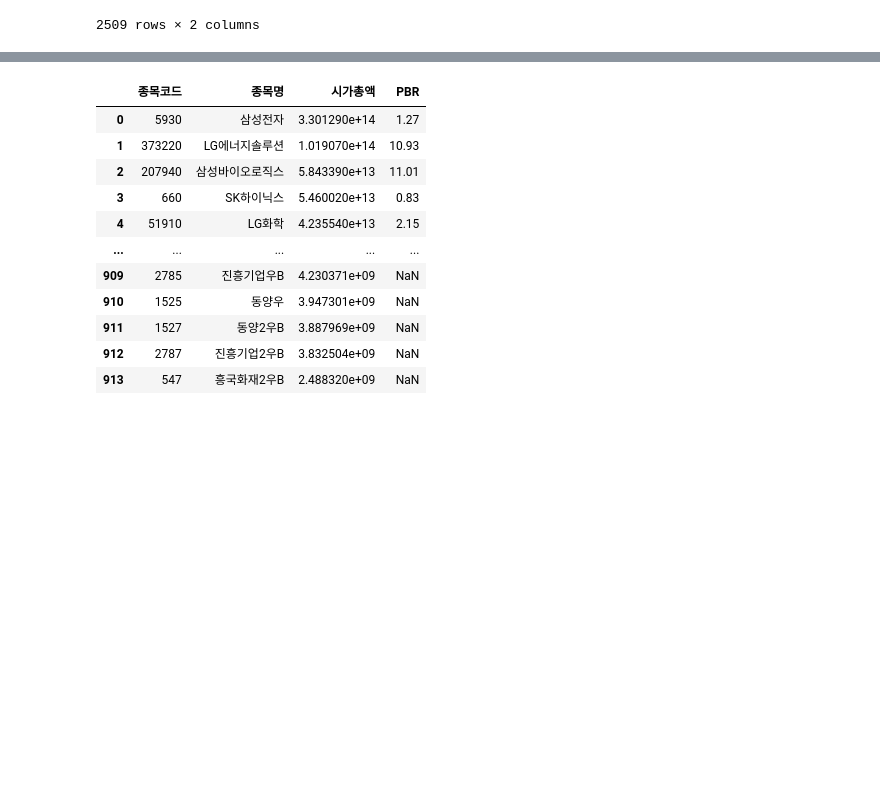
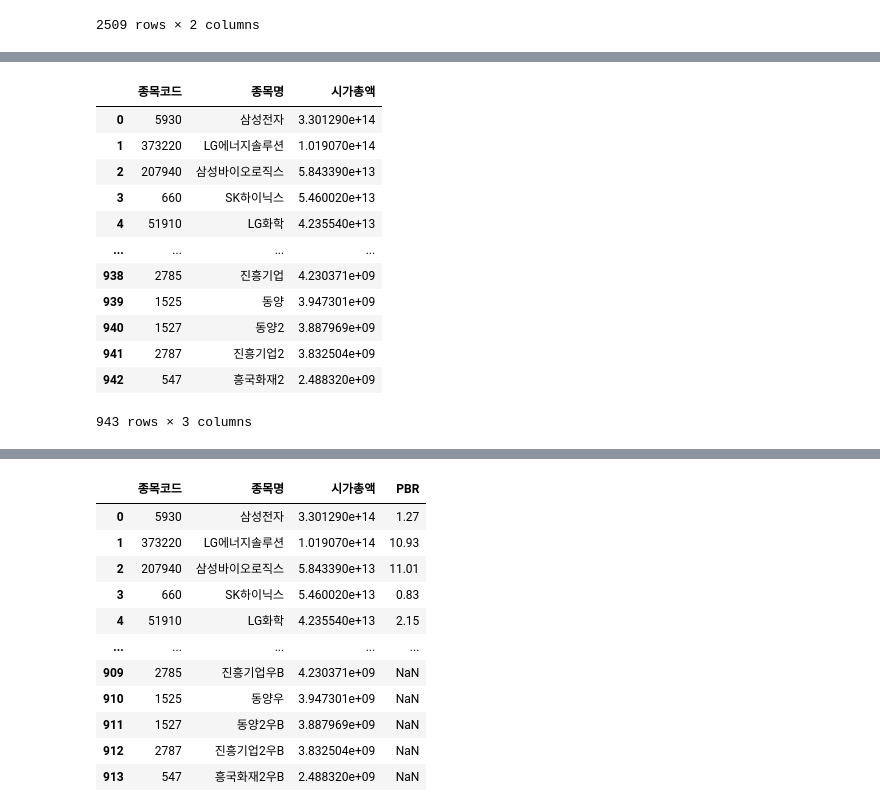
Before and after one commit to minxzzy/hackathon, a Jupyter notebook: 2022_test.ipynb, the cells around one changed output, grey strips where cells are left out. Saved outputs shown, nothing was run; the diff lists cells and outputs as text; code cells hidden in the pictures; blank space fills up the shorter version.

```diff
--- a/2022_test.ipynb
+++ b/2022_test.ipynb
@@ -66,0 +98,20 @@ Name: 종목명, Length: 943, dtype: bool
+# %%
+# marcap_2022['종목명'].str.rstrip('우')
+marcap_2022['종목명'] = marcap_2022['종목명'].str.rstrip('B')
+marcap_2022['종목명'] = marcap_2022['종목명'].str.rstrip('우')
+
+marcap_2022
+# %% [output]
+|  | 종목코드 | 종목명 | 시가총액 |
+| 0 | 5930 | 삼성전자 | 3.301290e+14 |
+| 1 | 373220 | LG에너지솔루션 | 1.019070e+14 |
+| 2 | 207940 | 삼성바이오로직스 | 5.843390e+13 |
+| 3 | 660 | SK하이닉스 | 5.460020e+13 |
+| 4 | 51910 | LG화학 | 4.235540e+13 |
+| ... | ... | ... | ... |
+| 938 | 2785 | 진흥기업 | 4.230371e+09 |
+| 939 | 1525 | 동양 | 3.947301e+09 |
+| 940 | 1527 | 동양2 | 3.887969e+09 |
+| 941 | 2787 | 진흥기업2 | 3.832504e+09 |
+| 942 | 547 | 흥국화재2 | 2.488320e+09 |
+943 rows × 3 columns
```
Also changed, not shown: parts of 13 cells of this notebook, 4 other files.
